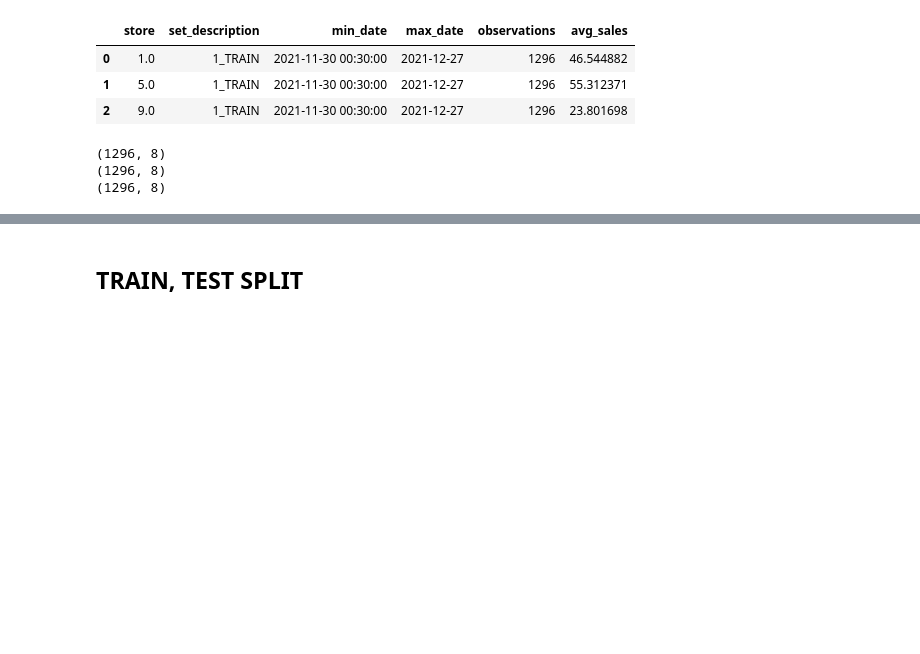
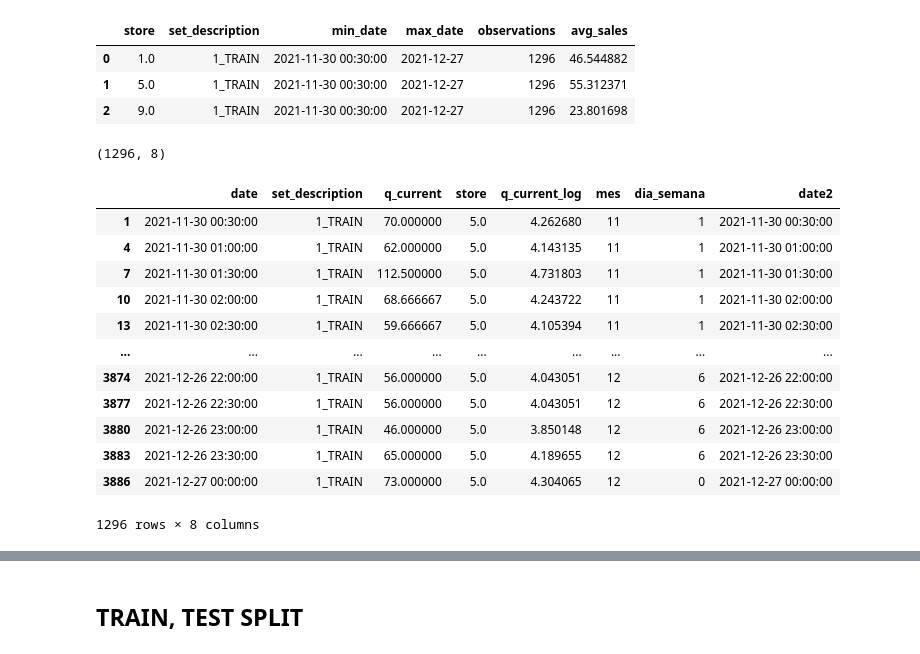
Before and after one commit to willyuyasan/sales_prediction_oe, a Jupyter notebook: data_science/03_DATA_MODELLING_TS.ipynb, the cells around one changed output, grey strips where cells are left out. Cells and saved outputs as stored; diff of their text form; code cells hidden in the pictures; blank space fills up the shorter version.

```diff
--- a/data_science/03_DATA_MODELLING_TS.ipynb
+++ b/data_science/03_DATA_MODELLING_TS.ipynb
@@ -113,17 +116,33 @@ df_stores_summary
 # %%
 #Taking appart the stores, because each of one of them have its ouwn time-series
 
-df_store1 = df_analysis[df_analysis['store']==1].copy()
-df_store5 = df_analysis[df_analysis['store']==5].copy()
-df_store9 = df_analysis[df_analysis['store']==9].copy()
+seleted_segment = 'store5'
 
-print(df_store1.shape)
-print(df_store5.shape)
-print(df_store9.shape)
+if seleted_segment == 'store1':
+    df_store = df_analysis[df_analysis['store']==1].copy()
+if seleted_segment == 'store5':
+    df_store = df_analysis[df_analysis['store']==5].copy()
+if seleted_segment == 'store9':
+    df_store = df_analysis[df_analysis['store']==9].copy()
+
+
+print(df_store.shape)
+df_store
 # %% [output]
 (1296, 8)
-(1296, 8)
-(1296, 8)
+|  | date | set_description | q_current | store | q_current_log | mes | dia_semana | date2 |
+| 1 | 2021-11-30 00:30:00 | 1_TRAIN | 70.000000 | 5.0 | 4.262680 | 11 | 1 | 2021-11-30 00:30:00 |
+| 4 | 2021-11-30 01:00:00 | 1_TRAIN | 62.000000 | 5.0 | 4.143135 | 11 | 1 | 2021-11-30 01:00:00 |
+| 7 | 2021-11-30 01:30:00 | 1_TRAIN | 112.500000 | 5.0 | 4.731803 | 11 | 1 | 2021-11-30 01:30:00 |
+| 10 | 2021-11-30 02:00:00 | 1_TRAIN | 68.666667 | 5.0 | 4.243722 | 11 | 1 | 2021-11-30 02:00:00 |
+| 13 | 2021-11-30 02:30:00 | 1_TRAIN | 59.666667 | 5.0 | 4.105394 | 11 | 1 | 2021-11-30 02:30:00 |
+| ... | ... | ... | ... | ... | ... | ... | ... | ... |
+| 3874 | 2021-12-26 22:00:00 | 1_TRAIN | 56.000000 | 5.0 | 4.043051 | 12 | 6 | 2021-12-26 22:00:00 |
+| 3877 | 2021-12-26 22:30:00 | 1_TRAIN | 56.000000 | 5.0 | 4.043051 | 12 | 6 | 2021-12-26 22:30:00 |
+| 3880 | 2021-12-26 23:00:00 | 1_TRAIN | 46.000000 | 5.0 | 3.850148 | 12 | 6 | 2021-12-26 23:00:00 |
+| 3883 | 2021-12-26 23:30:00 | 1_TRAIN | 65.000000 | 5.0 | 4.189655 | 12 | 6 | 2021-12-26 23:30:00 |
+| 3886 | 2021-12-27 00:00:00 | 1_TRAIN | 73.000000 | 5.0 | 4.304065 | 12 | 0 | 2021-12-27 00:00:00 |
+1296 rows × 8 columns
 # %%
 #Set the date as index
 
```
Also changed, not shown: parts of 21 cells of this notebook, 9 other files.
